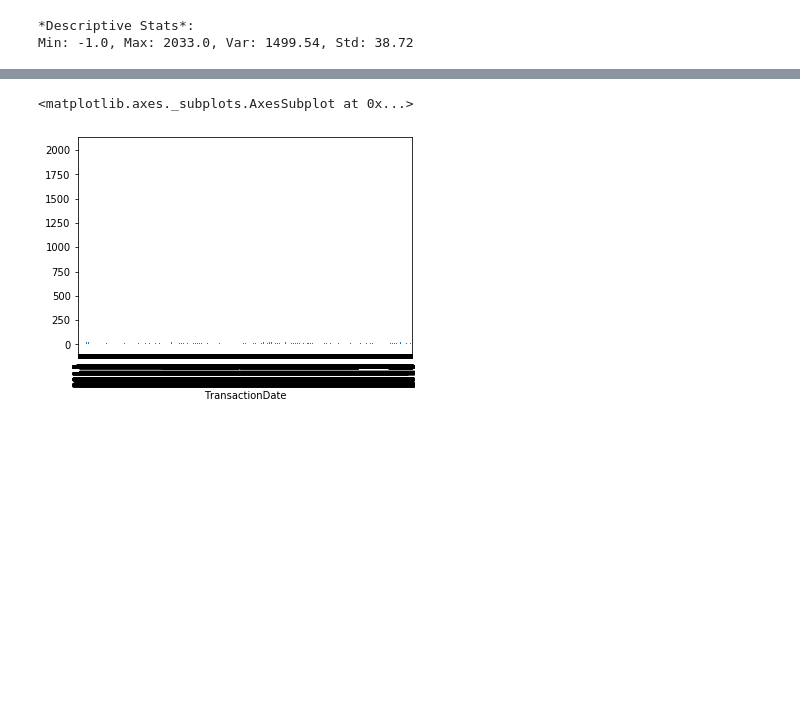
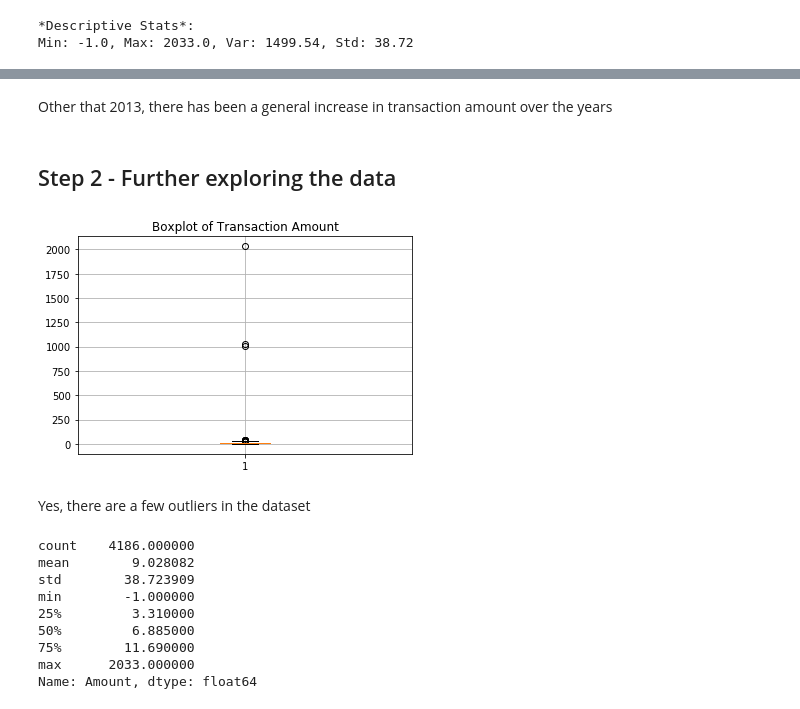
Before and after one commit to sparsh-tekriwal/Customer-Lifetime-Value, a Jupyter notebook: Customer Lifetime Value.ipynb, the cells around one changed output, grey strips where cells are left out. Saved outputs shown, nothing was run; the diff lists cells and outputs as text; code cells hidden in the pictures; blank space fills up the shorter version.

```diff
--- a/Customer Lifetime Value.ipynb
+++ b/Customer Lifetime Value.ipynb
@@ -71,5 +98,26 @@ df["Amount"].plot.bar()
+# %% [markdown]
+Other that 2013, there has been a general increase in transaction amount over the years
+# %% [markdown]
+## Step 2 - Further exploring the data
+# %%
+# 1. Are there any outliers?
+plt.boxplot(df['Amount'])
+plt.grid()
+plt.title("Boxplot of Transaction Amount")
+plt.show()
+# %% [output]
+[figure, added]
+# %% [markdown]
+Yes, there are a few outliers in the dataset
 # %%
-df["Amount"].plot.bar()
+df.Amount.describe()
 # %% [output]
-<matplotlib.axes._subplots.AxesSubplot at 0x...>
+count    4186.000000
+mean        9.028082
+std        38.723909
+min        -1.000000
+25%         3.310000
+50%         6.885000
+75%        11.690000
+max      2033.000000
+Name: Amount, dtype: float64
-[figure, removed]
```
Also changed, not shown: parts of 16 cells of this notebook.
